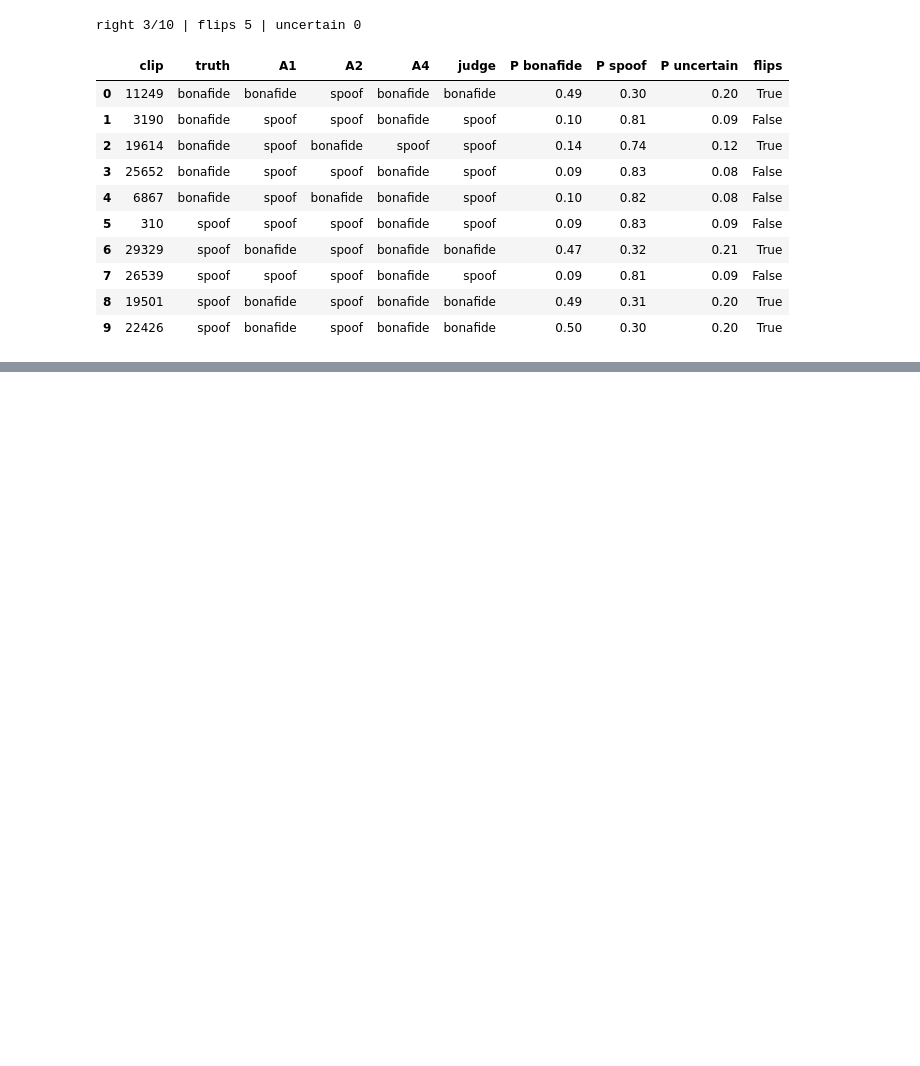
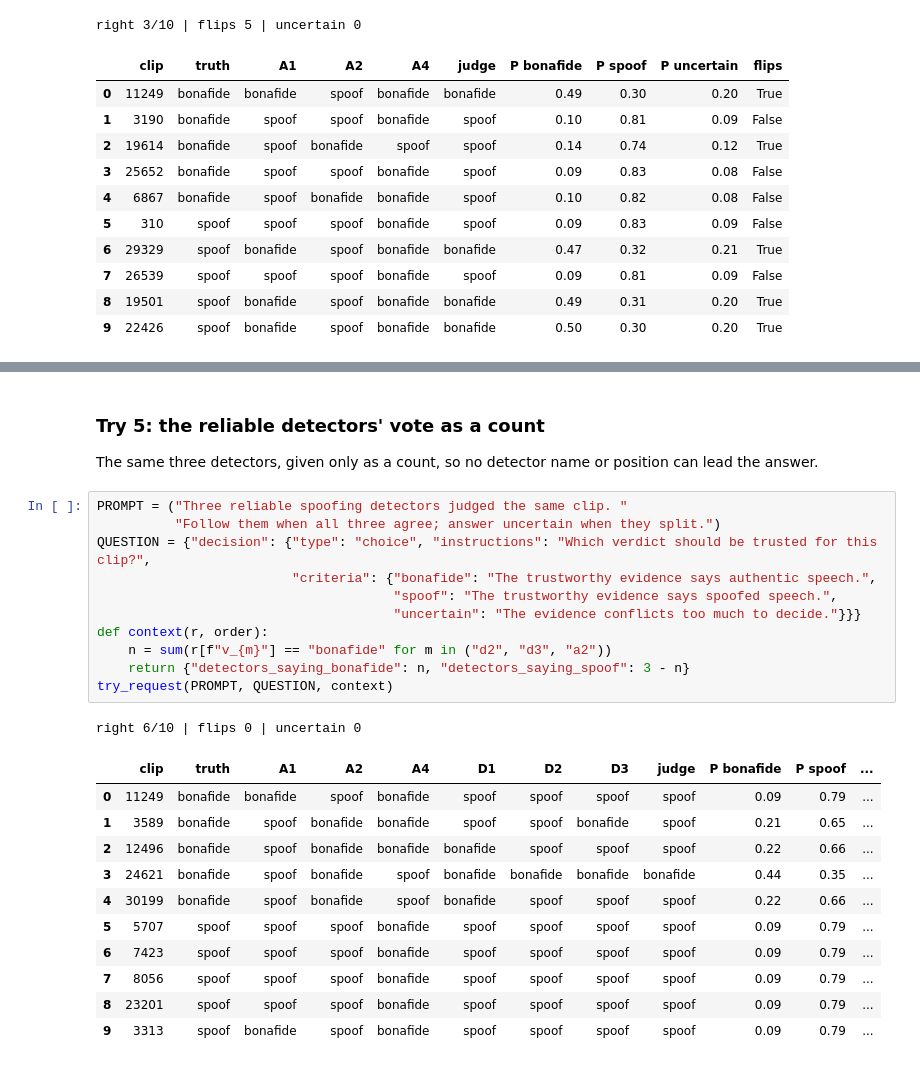
Before and after one commit to Qwenty228/GC2-EchoJEV, a Jupyter notebook: SystemCode/notebooks/06_jev.ipynb, the cells around one changed output, grey strips where cells are left out. Cells and saved outputs as stored; diff of their text form; blank space fills up the shorter version.

```diff
--- a/SystemCode/notebooks/06_jev.ipynb
+++ b/SystemCode/notebooks/06_jev.ipynb
@@ -256,0 +345,27 @@ right 3/10 | flips 5 | uncertain 0
+# %% [markdown]
+### Try 5: the reliable detectors' vote as a count
+The same three detectors, given only as a count, so no detector name or position can lead the answer.
+# %%
+PROMPT = ("Three reliable spoofing detectors judged the same clip. "
+          "Follow them when all three agree; answer uncertain when they split.")
+QUESTION = {"decision": {"type": "choice", "instructions": "Which verdict should be trusted for this clip?",
+                         "criteria": {"bonafide": "The trustworthy evidence says authentic speech.",
+                                      "spoof": "The trustworthy evidence says spoofed speech.",
+                                      "uncertain": "The evidence conflicts too much to decide."}}}
+def context(r, order):
+    n = sum(r[f"v_{m}"] == "bonafide" for m in ("d2", "d3", "a2"))
+    return {"detectors_saying_bonafide": n, "detectors_saying_spoof": 3 - n}
+try_request(PROMPT, QUESTION, context)
+# %% [output]
+right 6/10 | flips 0 | uncertain 0
+|  | clip | truth | A1 | A2 | A4 | D1 | D2 | D3 | judge | P bonafide | P spoof | ... |
+| 0 | 11249 | bonafide | bonafide | spoof | bonafide | spoof | spoof | spoof | spoof | 0.09 | 0.79 | ... |
+| 1 | 3589 | bonafide | spoof | bonafide | bonafide | spoof | spoof | bonafide | spoof | 0.21 | 0.65 | ... |
+| 2 | 12496 | bonafide | spoof | bonafide | bonafide | bonafide | spoof | spoof | spoof | 0.22 | 0.66 | ... |
+| 3 | 24621 | bonafide | spoof | bonafide | spoof | bonafide | bonafide | bonafide | bonafide | 0.44 | 0.35 | ... |
+| 4 | 30199 | bonafide | spoof | bonafide | spoof | bonafide | spoof | spoof | spoof | 0.22 | 0.66 | ... |
+| 5 | 5707 | spoof | spoof | spoof | bonafide | spoof | spoof | spoof | spoof | 0.09 | 0.79 | ... |
+| 6 | 7423 | spoof | spoof | spoof | bonafide | spoof | spoof | spoof | spoof | 0.09 | 0.79 | ... |
+| 7 | 8056 | spoof | spoof | spoof | bonafide | spoof | spoof | spoof | spoof | 0.09 | 0.79 | ... |
+| 8 | 23201 | spoof | spoof | spoof | bonafide | spoof | spoof | spoof | spoof | 0.09 | 0.79 | ... |
+| 9 | 3313 | spoof | bonafide | spoof | bonafide | spoof | spoof | spoof | spoof | 0.09 | 0.79 | ... |
```
Also changed, not shown: parts of 8 cells of this notebook, 2 other files.
